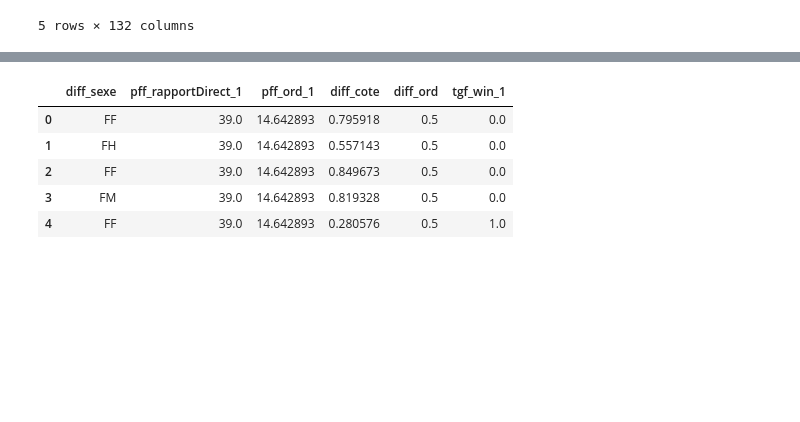
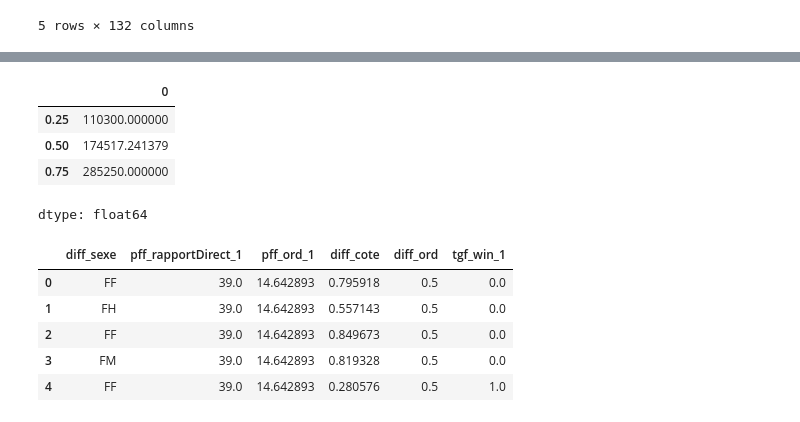
Before and after one commit to zenAurelius/HRAI3, a Jupyter notebook: notebooks/test_base.ipynb, the cells around one changed output, grey strips where cells are left out. Saved outputs shown, nothing was run; the diff lists cells and outputs as text; code cells hidden in the pictures; blank space fills up the shorter version.

```diff
--- a/notebooks/test_base.ipynb
+++ b/notebooks/test_base.ipynb
@@ -27,3 +66,52 @@ dfraw.head()
+# %%
+# prompt: pour tout les enregistrement où pff_mu_pis_cheval_1 est = 25, je veux que la valeur soit remplacé par 24 si pff_chGainTotal_1 / pfi_chNbCourses_1 < 110000, par 29 si >110000 et <174000, par 32 si >174000 et <285000 et par 36 si > 285000
+
+# Create a copy to avoid SettingWithCopyWarning
+filtered_df = filtered_df.copy()
+
+# Apply the conditions and update pff_mu_pis_cheval_1
+filtered_df.loc[
+    (filtered_df['pff_mu_pis_cheval_1'] == 25) &
+    (filtered_df['pff_chGainTotal_1'] / filtered_df['pfi_chNbCourses_1'] < 110000),
+    'pff_mu_pis_cheval_1'
+] = 24
+
+filtered_df.loc[
+    (filtered_df['pff_mu_pis_cheval_1'] == 25) &
+    (filtered_df['pff_chGainTotal_1'] / filtered_df['pfi_chNbCourses_1'] >= 110000) &
+    (filtered_df['pff_chGainTotal_1'] / filtered_df['pfi_chNbCourses_1'] < 174000),
+    'pff_mu_pis_cheval_1'
+] = 29
+
+filtered_df.loc[
+    (filtered_df['pff_mu_pis_cheval_1'] == 25) &
+    (filtered_df['pff_chGainTotal_1'] / filtered_df['pfi_chNbCourses_1'] >= 174000) &
+    (filtered_df['pff_chGainTotal_1'] / filtered_df['pfi_chNbCourses_1'] < 285000),
+    'pff_mu_pis_cheval_1'
+] = 32
+
+filtered_df.loc[
+    (filtered_df['pff_mu_pis_cheval_1'] == 25) &
+    (filtered_df['pff_chGainTotal_1'] / filtered_df['pfi_chNbCourses_1'] >= 285000),
+    'pff_mu_pis_cheval_1'
+] = 36
+# %%
+# prompt: je veux connnaitre les bornes des quartiles de pff_chGainTotal_1 / pfi_chNbCourses_1
+
+# Calculate quartiles for pff_chGainTotal_1 / pfi_chNbCourses_1
+filtered_df['quartile_ratio'] = pd.qcut(filtered_df['pff_chGainTotal_1'] / filtered_df['pfi_chNbCourses_1'], 4, labels=False)
+
+# Get the boundaries of each quartile
+quartiles = filtered_df['pff_chGainTotal_1'] / filtered_df['pfi_chNbCourses_1']
+quartile_bounds = quartiles.quantile([0.25, 0.5, 0.75])
+
+quartile_bounds
+# %% [output]
+|  | 0 |
+| 0.25 | 110300.000000 |
+| 0.50 | 174517.241379 |
+| 0.75 | 285250.000000 |
+dtype: float64
 # %%
 dfraw['pfs_chSexe_1'] = dfraw['pfs_chSexe_1'].replace({'FEMELLES': 'F', 'MALES': 'M', 'HONGRES': 'H'})
 dfraw['pfs_chSexe_2'] = dfraw['pfs_chSexe_2'].replace({'FEMELLES': 'F', 'MALES': 'M', 'HONGRES': 'H'})
```
Also changed, not shown: parts of 2 cells of this notebook.
